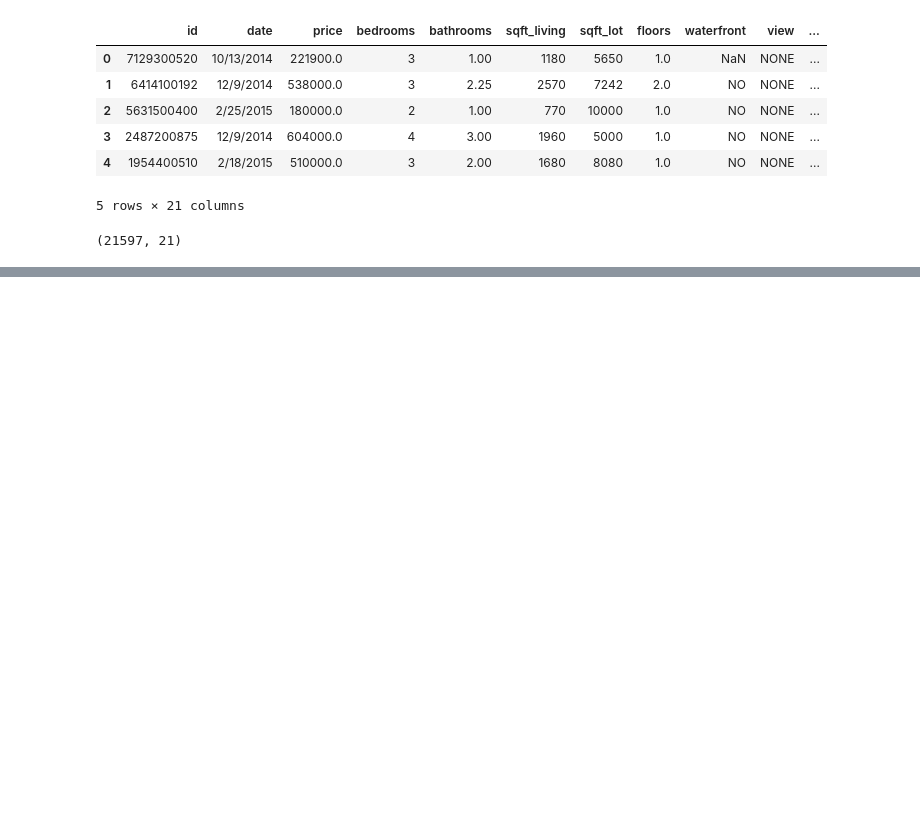
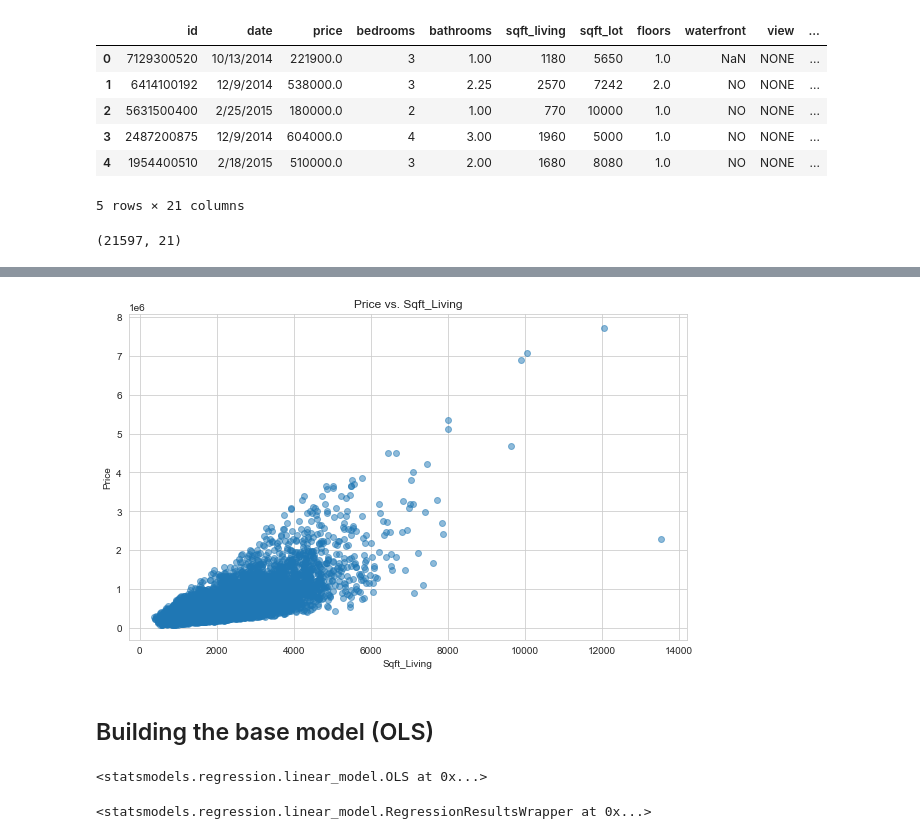
Before and after one commit to Iswana-O/multiple-linear-regression, a Jupyter notebook: Haven-Kings Property Management.ipynb, the cells around one changed output, grey strips where cells are left out. Drawn from its saved outputs; the diff is of its cells as text; code cells hidden in the pictures; blank space fills up the shorter version.

```diff
--- a/Haven-Kings Property Management.ipynb
+++ b/Haven-Kings Property Management.ipynb
@@ -111,0 +351,13 @@ df.shape
+# %%
+# Scatter plot to visualize the relationship between sqft_living and price
+plt.figure(figsize=(10, 6))
+plt.scatter(df['sqft_living'], df['price'], alpha=0.5)
+plt.title('Price vs. Sqft_Living')
+plt.xlabel('Sqft_Living')
+plt.ylabel('Price')
+plt.grid(True)
+plt.show()
+# %% [output]
+[figure, added]
+# %% [markdown]
+## Building the base model (OLS)
@@ -111,0 +368,12 @@ df.shape
+# %%
+# Creating the Model
+model = sm.OLS(endog=y_OLS, exog=sm.add_constant(X_OLS))
+model
+# %% [output]
+<statsmodels.regression.linear_model.OLS at 0x...>
+# %%
+# fit model
+results = model.fit()
+results
+# %% [output]
+<statsmodels.regression.linear_model.RegressionResultsWrapper at 0x...>
```
Also changed, not shown: parts of 76 cells of this notebook.
